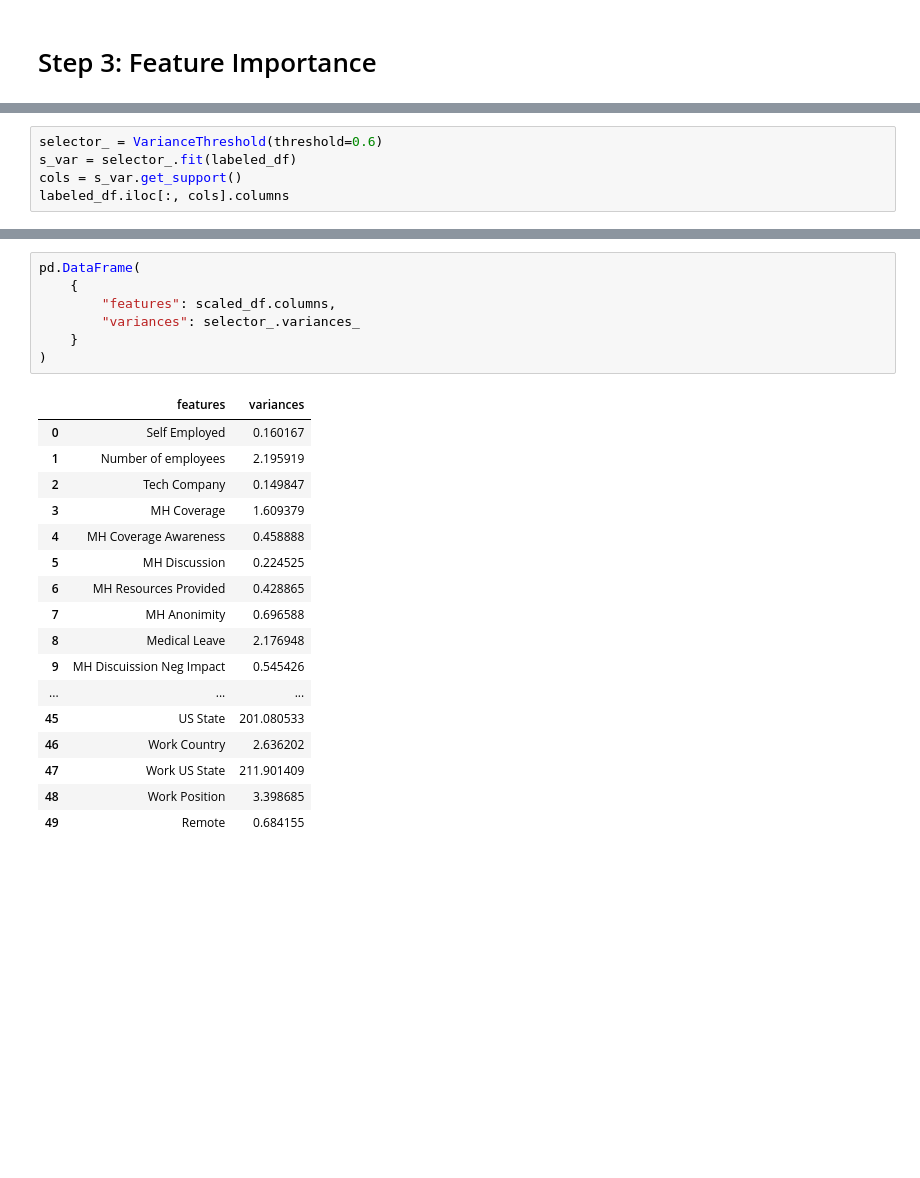
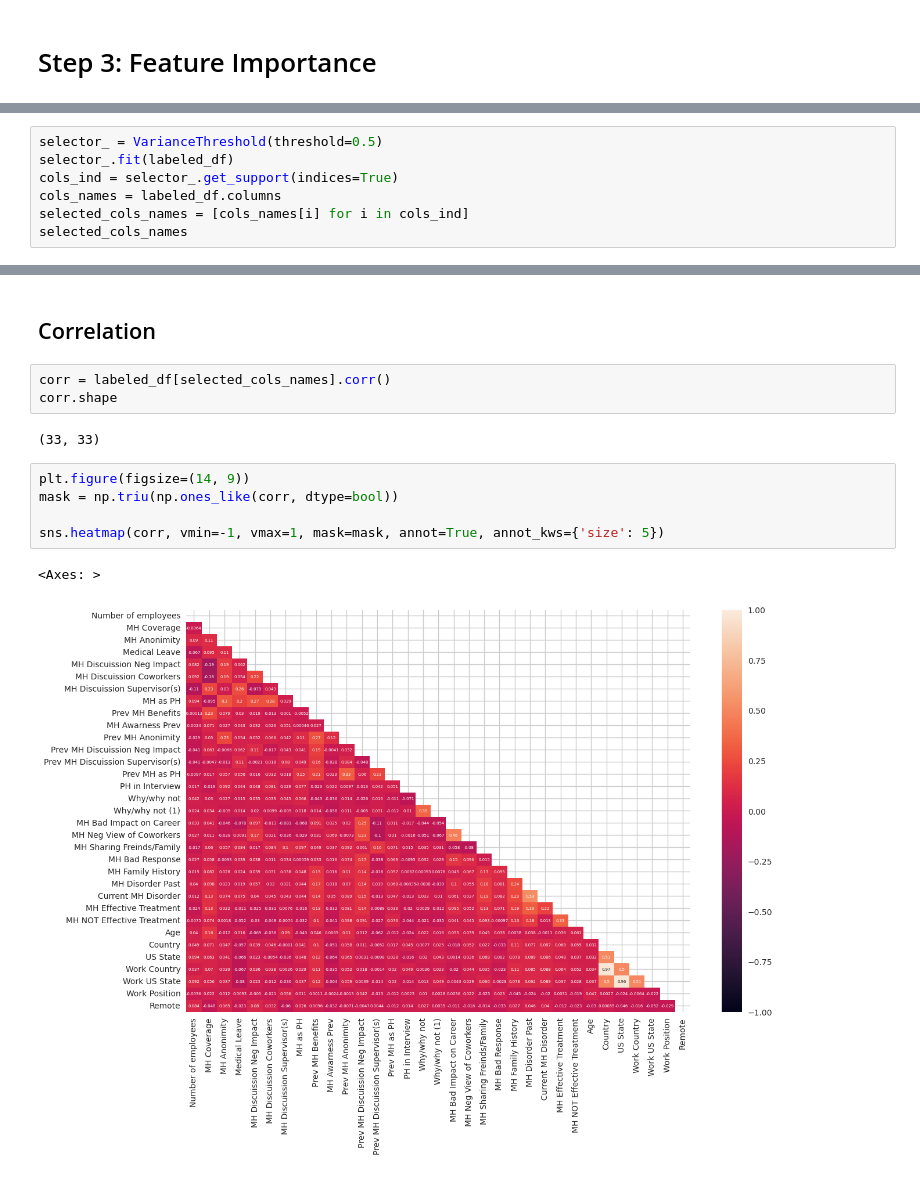
Before and after one commit to gulomovazukhrakhon/kaggle, a Jupyter notebook: mental-health-in-tech.ipynb, the cells around one changed output, grey strips where cells are left out. Drawn from its saved outputs; the diff is of its cells as text; blank space fills up the shorter version.

Commit message:
Kaggle Notebook | mental-health-in-tech | Version 27

```diff
--- a/mental-health-in-tech.ipynb
+++ b/mental-health-in-tech.ipynb
@@ -1162,6 +1193,8 @@ Silhouette Avg: 0.05714346514106466
 # %%
-selector_ = VarianceThreshold(threshold=0.6)
-s_var = selector_.fit(labeled_df)
-cols = s_var.get_support()
-labeled_df.iloc[:, cols].columns
+selector_ = VarianceThreshold(threshold=0.5)
+selector_.fit(labeled_df)
+cols_ind = selector_.get_support(indices=True)
+cols_names = labeled_df.columns
+selected_cols_names = [cols_names[i] for i in cols_ind]
+selected_cols_names
 # %% [output]
@@ -1178,25 +1218,15 @@ Index(['Number of employees', 'MH Coverage', 'MH Anonimity', 'Medical Leave',
-# %%
-pd.DataFrame(
-    {
-        "features": scaled_df.columns,
-        "variances": selector_.variances_
-    }
-)
-# %% [output]
-|  | features | variances |
-| 0 | Self Employed | 0.160167 |
-| 1 | Number of employees | 2.195919 |
-| 2 | Tech Company | 0.149847 |
-| 3 | MH Coverage | 1.609379 |
-| 4 | MH Coverage Awareness | 0.458888 |
-| 5 | MH Discussion | 0.224525 |
-| 6 | MH Resources Provided | 0.428865 |
-| 7 | MH Anonimity | 0.696588 |
-| 8 | Medical Leave | 2.176948 |
-| 9 | MH Discuission Neg Impact | 0.545426 |
-| ... | ... | ... |
-| 45 | US State | 201.080533 |
-| 46 | Work Country | 2.636202 |
-| 47 | Work US State | 211.901409 |
-| 48 | Work Position | 3.398685 |
-| 49 | Remote | 0.684155 |
+# %% [markdown]
+## Correlation
+# %%
+corr = labeled_df[selected_cols_names].corr()
+corr.shape
+# %% [output]
+(33, 33)
+# %%
+plt.figure(figsize=(14, 9))
+mask = np.triu(np.ones_like(corr, dtype=bool))
+
+sns.heatmap(corr, vmin=-1, vmax=1, mask=mask, annot=True, annot_kws={'size': 5})
+# %% [output]
+<Axes: >
+[figure, added]
```
Also changed, not shown: parts of 13 cells of this notebook.
